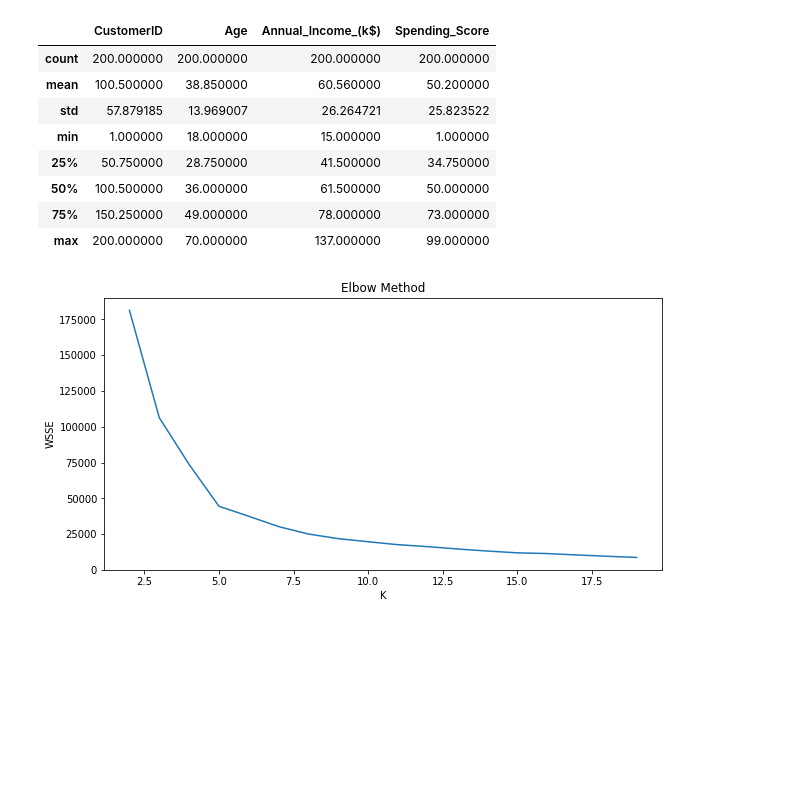
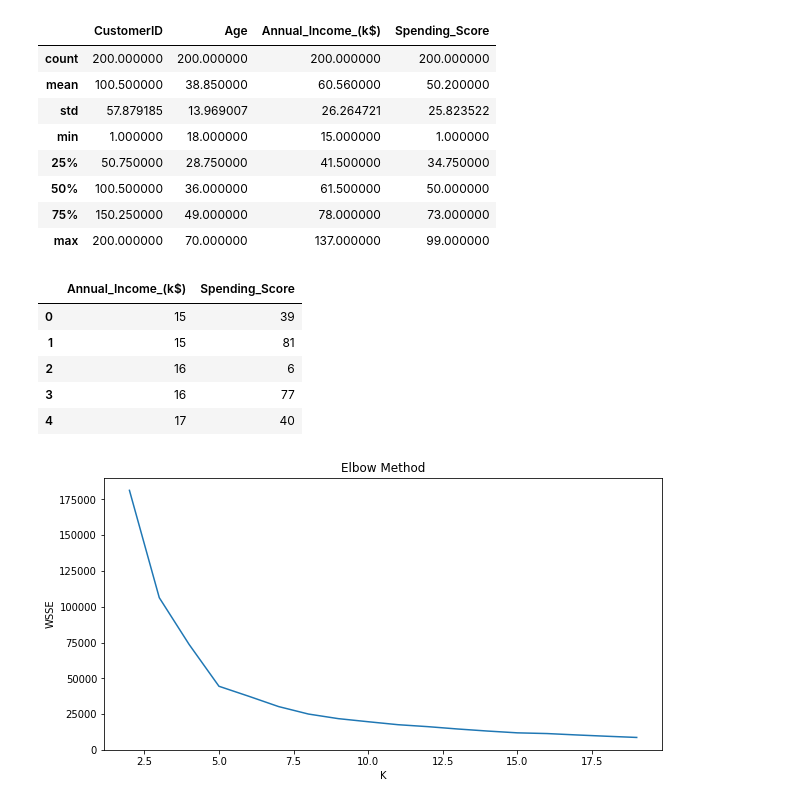
Before and after one commit to salammemphis/ML, a Jupyter notebook: K-Means-Clustering.ipynb, the cells around one changed output. Saved outputs shown, nothing was run; the diff lists cells and outputs as text; code cells hidden in the pictures; blank space fills up the shorter version.

```diff
--- a/K-Means-Clustering.ipynb
+++ b/K-Means-Clustering.ipynb
@@ -29,6 +29,14 @@ data.isnull().sum()
 data.drop_duplicates(inplace=True)
 # %%
 X=data[["Annual_Income_(k$)","Spending_Score"]]
+X.head()
+# %% [output]
+|  | Annual_Income_(k$) | Spending_Score |
+| 0 | 15 | 39 |
+| 1 | 15 | 81 |
+| 2 | 16 | 6 |
+| 3 | 16 | 77 |
+| 4 | 17 | 40 |
 # %%
 wsse=[]
 k=[]
```
Also changed, not shown: parts of 3 cells of this notebook.
